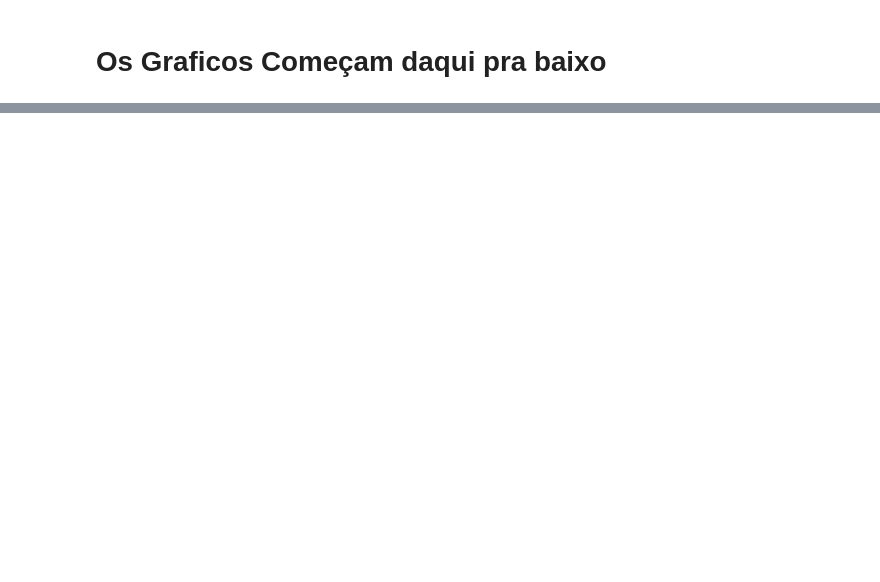
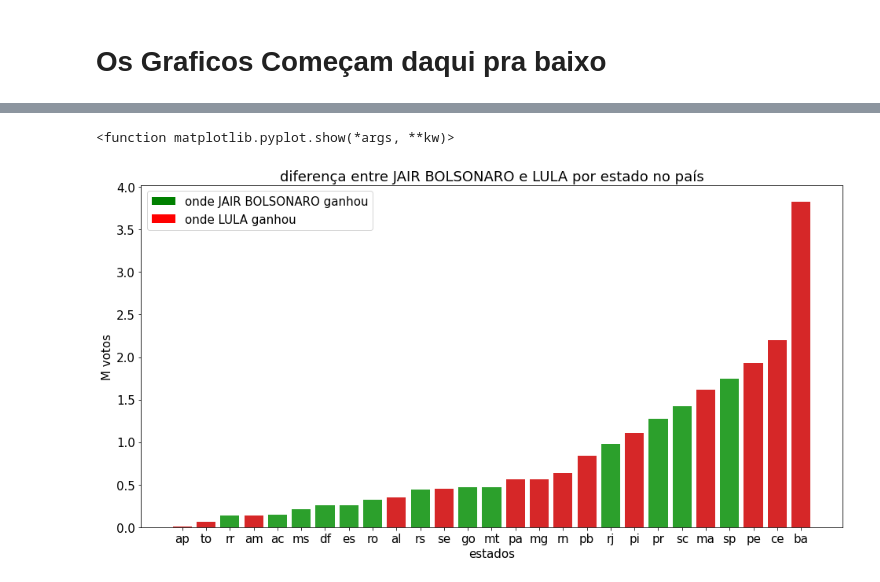
Before and after one commit to luisArthurRodriguesDaSilva/analise-eleicoes-brasileiras-2022, a Jupyter notebook: apuração.ipynb, the cells around one changed output, grey strips where cells are left out. Drawn from its saved outputs; the diff is of its cells as text; code cells hidden in the pictures; blank space fills up the shorter version.

```diff
--- a/apuração.ipynb
+++ b/apuração.ipynb
@@ -188,0 +175,5 @@ plt.show()
+# %%
+showDiffPerState(category='Presidente', candidates = [BOLSONARO_TAG,LULA_TAG], attr='Votos',mode = 0)
+# %% [output]
+<function matplotlib.pyplot.show(*args, **kw)>
+[figure, added]
```
Also changed, not shown: parts of 14 cells of this notebook.
